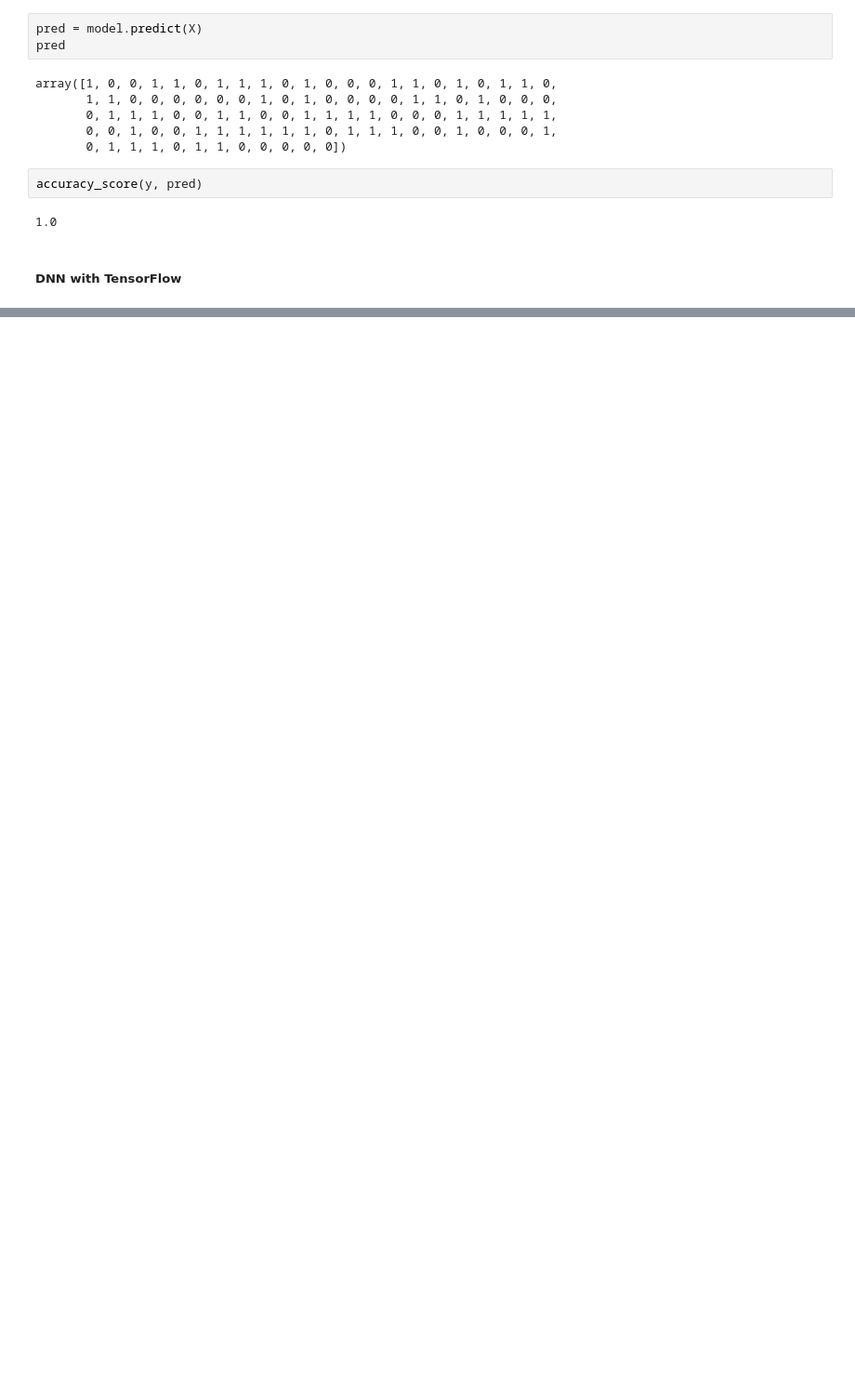
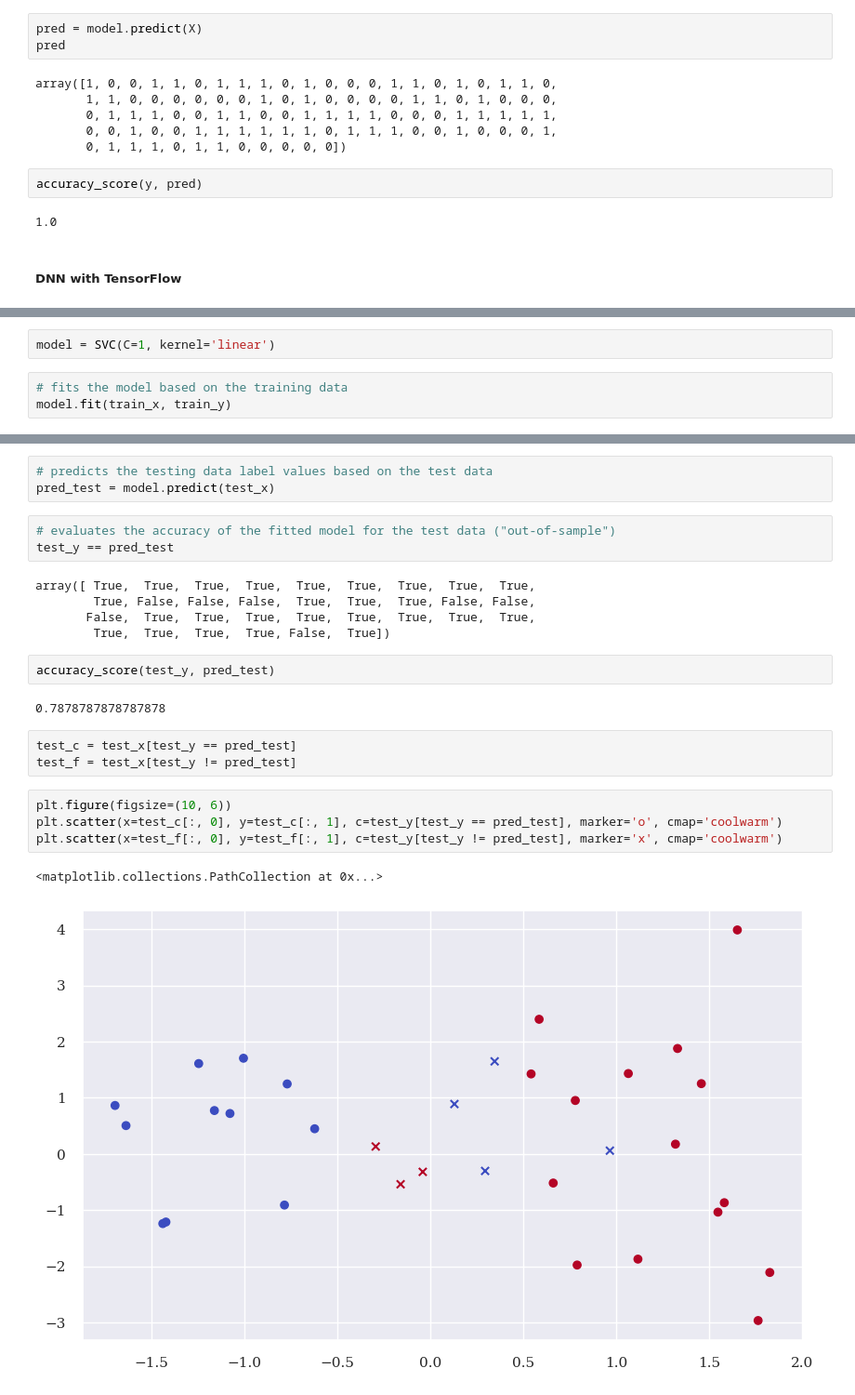
Before and after one commit to ahn283/finance, a Jupyter notebook: python_for_finance/statistics.ipynb, the cells around one changed output, grey strips where cells are left out. Shown at 93% size. Saved outputs shown, nothing was run; the diff lists cells and outputs as text; blank space fills up the shorter version.

```diff
--- a/python_for_finance/statistics.ipynb
+++ b/python_for_finance/statistics.ipynb
@@ -1590,0 +1703,5 @@ TypeError: Unable to convert function return value to a Python type! The signatu
+# %%
+model = SVC(C=1, kernel='linear')
+# %%
+# fits the model based on the training data
+model.fit(train_x, train_y)
@@ -1590,0 +1718,25 @@ TypeError: Unable to convert function return value to a Python type! The signatu
+# %%
+# predicts the testing data label values based on the test data
+pred_test = model.predict(test_x)
+# %%
+# evaluates the accuracy of the fitted model for the test data ("out-of-sample")
+test_y == pred_test
+# %% [output]
+array([ True,  True,  True,  True,  True,  True,  True,  True,  True,
+        True, False, False, False,  True,  True,  True, False, False,
+       False,  True,  True,  True,  True,  True,  True,  True,  True,
+        True,  True,  True,  True, False,  True])
+# %%
+accuracy_score(test_y, pred_test)
+# %% [output]
+0.7878787878787878
+# %%
+test_c = test_x[test_y == pred_test]
+test_f = test_x[test_y != pred_test]
+# %%
+plt.figure(figsize=(10, 6))
+plt.scatter(x=test_c[:, 0], y=test_c[:, 1], c=test_y[test_y == pred_test], marker='o', cmap='coolwarm')
+plt.scatter(x=test_f[:, 0], y=test_f[:, 1], c=test_y[test_y != pred_test], marker='x', cmap='coolwarm')
+# %% [output]
+<matplotlib.collections.PathCollection at 0x...>
+[figure, added]
```
Also changed, not shown: parts of 34 cells of this notebook.
